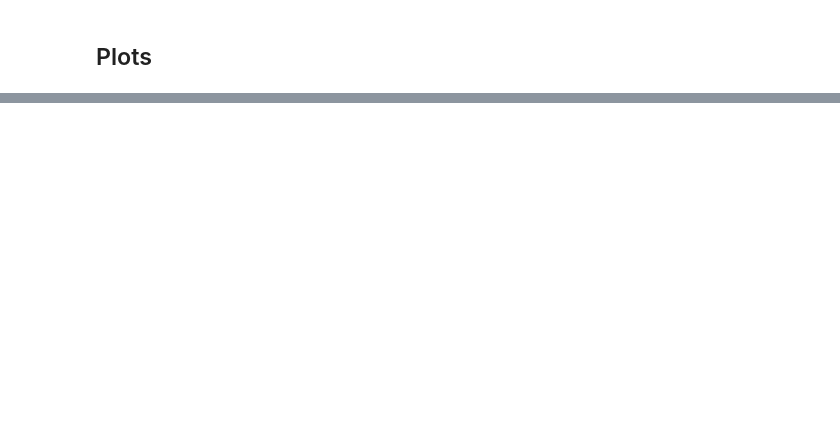
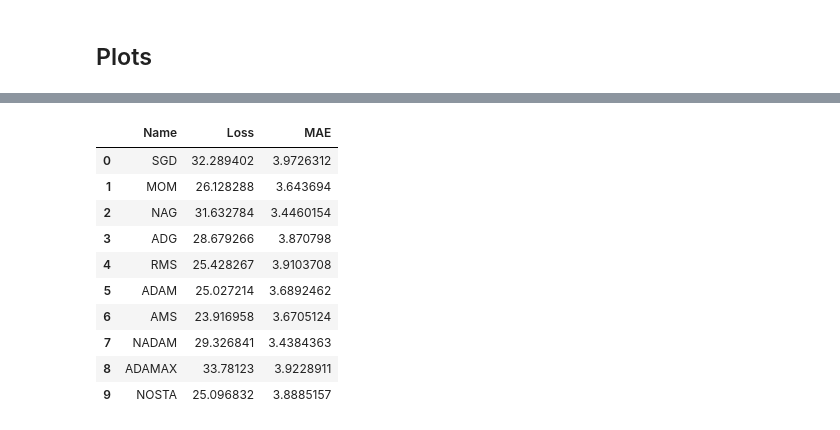
Before and after one commit to louislat/Advanced-ML-Project, a Jupyter notebook: ExperimentRegression.ipynb, the cells around one changed output, grey strips where cells are left out. Cells and saved outputs as stored; diff of their text form; code cells hidden in the pictures; blank space fills up the shorter version.

```diff
--- a/ExperimentRegression.ipynb
+++ b/ExperimentRegression.ipynb
@@ -144,6 +142,8 @@ Epoch 61 / 70 : Loss train = 22.816944122314453| MAE train = 3.5877904891967773
 # %%
 model_ConvNN = Net()
 mse_train_ams, mse_test_ams, mae_train_ams, mae_test_ams = model_ConvNN.training_AMS(X_train, y_train, X_test, y_test, n_epochs=Nepochs, alpha=0.005, beta1=0.9, beta2=0.999, epsilon=1e-8, verbose=True)
+n = np.argmin(mae_test_ams)
+mse_ams, mae_ams = mse_test_ams[n].detach().numpy(), mae_test_ams[n].detach().numpy()
 # %% [output]
 Launching AMS Grad training of model
 Number of parameters : 5121
@@ -159,6 +159,8 @@ Epoch 61 / 70 : Loss train = 20.04497718811035| MAE train = 3.4356558322906494 |
 # %%
 model_ConvNN = Net()
 mse_train_nadam, mse_test_nadam, mae_train_nadam, mae_test_nadam = model_ConvNN.training_NADAM(X_train, y_train, X_test, y_test, n_epochs=Nepochs, alpha=0.02, mu=0.9, nu=0.999, epsilon=1e-8, verbose=True)
+n = np.argmin(mae_test_nadam)
+mse_nadam, mae_nadam = mse_test_nadam[n].detach().numpy(), mae_test_nadam[n].detach().numpy()
 # %% [output]
 Launching Nadam training of model
 Number of parameters : 5121
@@ -174,6 +176,8 @@ Epoch 61 / 70 : Loss train = 20.686613082885742| MAE train = 3.3062591552734375
 # %%
 model_ConvNN = Net()
 mse_train_adamax, mse_test_adamax, mae_train_adamax, mae_test_adamax = model_ConvNN.training_ADAMAX(X_train, y_train, X_test, y_test, n_epochs=Nepochs, alpha=0.02, beta1=0.9, beta2=0.999, lambd=0, epsilon=1e-8, verbose=True)
+n = np.argmin(mae_test_adamax)
+mse_adamax, mae_adamax = mse_test_adamax[n].detach().numpy(), mae_test_adamax[n].detach().numpy()
 # %% [output]
 Launching Adamax training of model
 Number of parameters : 5121
@@ -218,0 +242,19 @@ ax[1].set_yscale('log')
+# %%
+list_algo = ['SGD', 'MOM', 'NAG', 'ADG', 'RMS', 'ADAM', 'AMS', 'NADAM', 'ADAMAX', 'NOSTA']
+list_test_mse = [mse_sgd, mse_mom, mse_nag, mse_adg, mse_rms, mse_adam, mse_ams, mse_nadam, mse_adamax, mse_nos]
+list_test_mae = [mae_sgd, mae_mom, mae_nag, mae_adg, mae_rms, mae_adam, mae_ams, mae_nadam, mae_adamax, mae_nos]
+dico = {'Name':list_algo, 'Loss':list_test_mse, 'MAE':list_test_mae}
+df = pd.DataFrame(dico)
+df
+# %% [output]
+|  | Name | Loss | MAE |
+| 0 | SGD | 32.289402 | 3.9726312 |
+| 1 | MOM | 26.128288 | 3.643694 |
+| 2 | NAG | 31.632784 | 3.4460154 |
+| 3 | ADG | 28.679266 | 3.870798 |
+| 4 | RMS | 25.428267 | 3.9103708 |
+| 5 | ADAM | 25.027214 | 3.6892462 |
+| 6 | AMS | 23.916958 | 3.6705124 |
+| 7 | NADAM | 29.326841 | 3.4384363 |
+| 8 | ADAMAX | 33.78123 | 3.9228911 |
+| 9 | NOSTA | 25.096832 | 3.8885157 |
```
Also changed, not shown: parts of 15 cells of this notebook, 5 other files.
